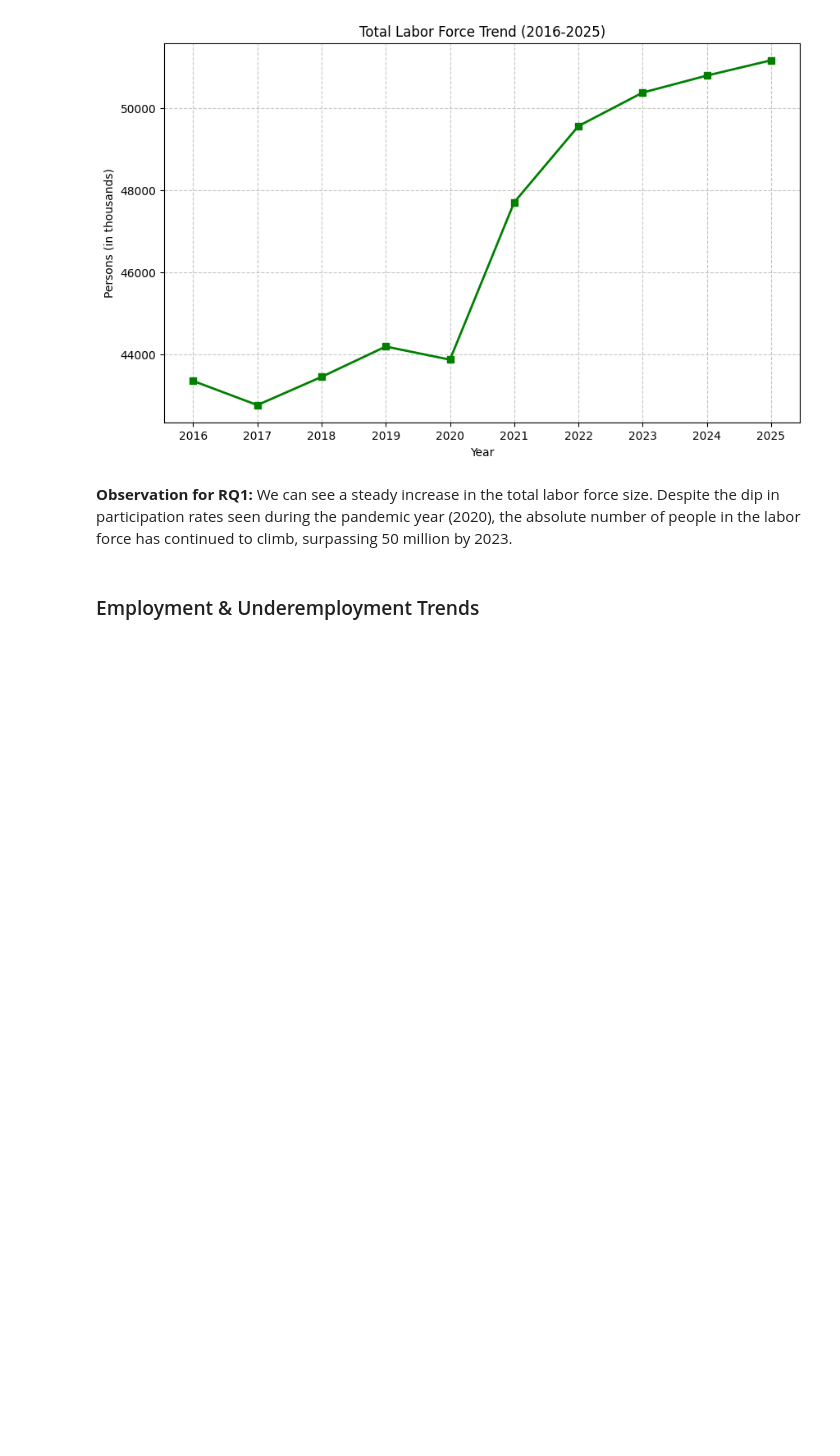
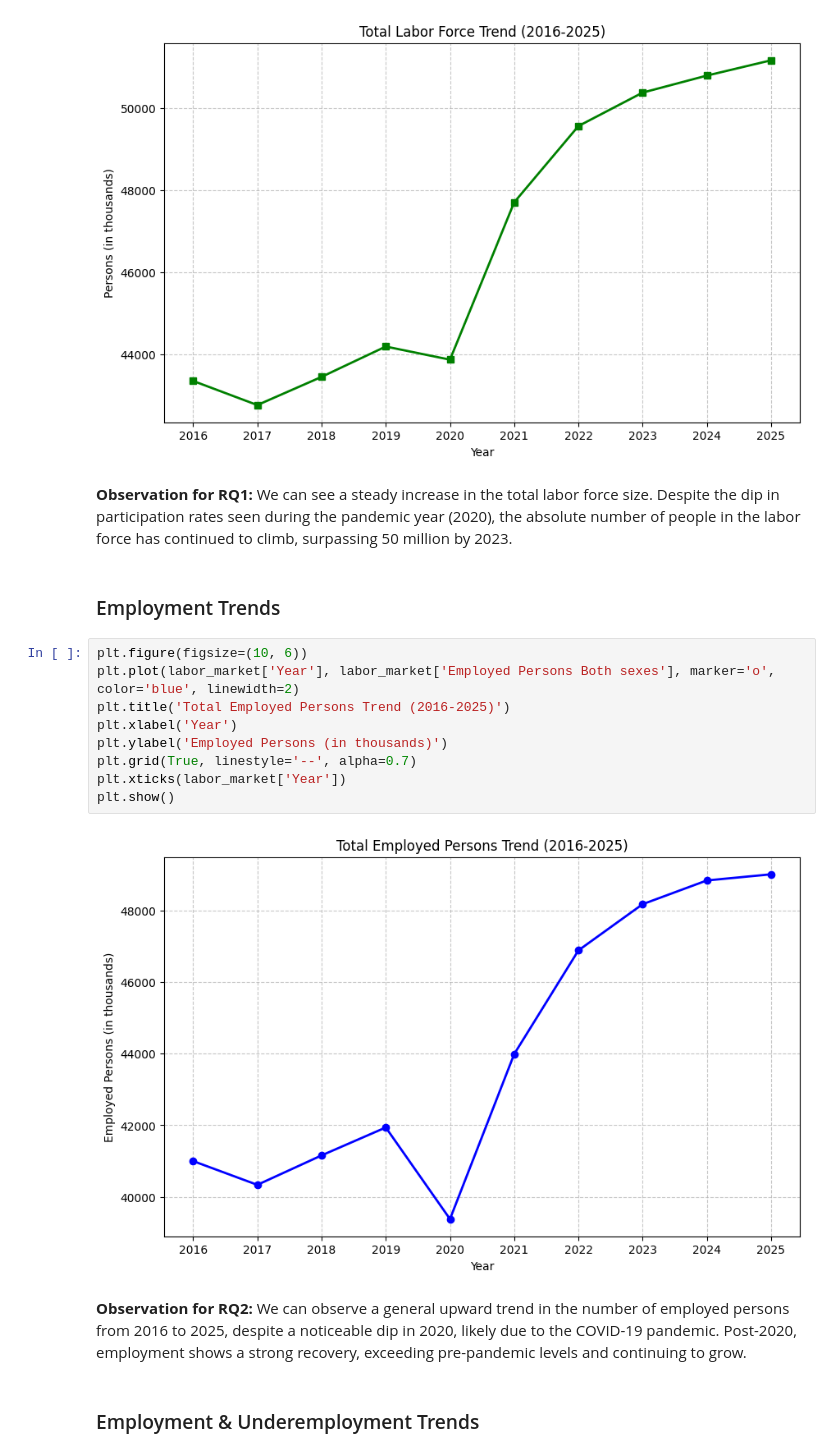
Before and after one commit to FrinceNacion/Philippine-Labor-2016-2025-Market-Analysis, a Jupyter notebook: notebook.ipynb, the cells around one changed output. Cells and saved outputs as stored; diff of their text form; blank space fills up the shorter version.

Commit message:
Update: added emplyment trend and observation

```diff
--- a/notebook.ipynb
+++ b/notebook.ipynb
@@ -239,6 +239,22 @@ plt.show()
 # %% [markdown]
 **Observation for RQ1:**
 We can see a steady increase in the total labor force size. Despite the dip in participation rates seen during the pandemic year (2020), the absolute number of people in the labor force has continued to climb, surpassing 50 million by 2023.
+# %% [markdown]
+### Employment Trends
+# %%
+plt.figure(figsize=(10, 6))
+plt.plot(labor_market['Year'], labor_market['Employed Persons Both sexes'], marker='o', color='blue', linewidth=2)
+plt.title('Total Employed Persons Trend (2016-2025)')
+plt.xlabel('Year')
+plt.ylabel('Employed Persons (in thousands)')
+plt.grid(True, linestyle='--', alpha=0.7)
+plt.xticks(labor_market['Year'])
+plt.show()
+# %% [output]
+[figure, added]
+# %% [markdown]
+**Observation for RQ2:**
+We can observe a general upward trend in the number of employed persons from 2016 to 2025, despite a noticeable dip in 2020, likely due to the COVID-19 pandemic. Post-2020, employment shows a strong recovery, exceeding pre-pandemic levels and continuing to grow.
 # %% [markdown]
 ### Employment & Underemployment Trends
 # %%
```
